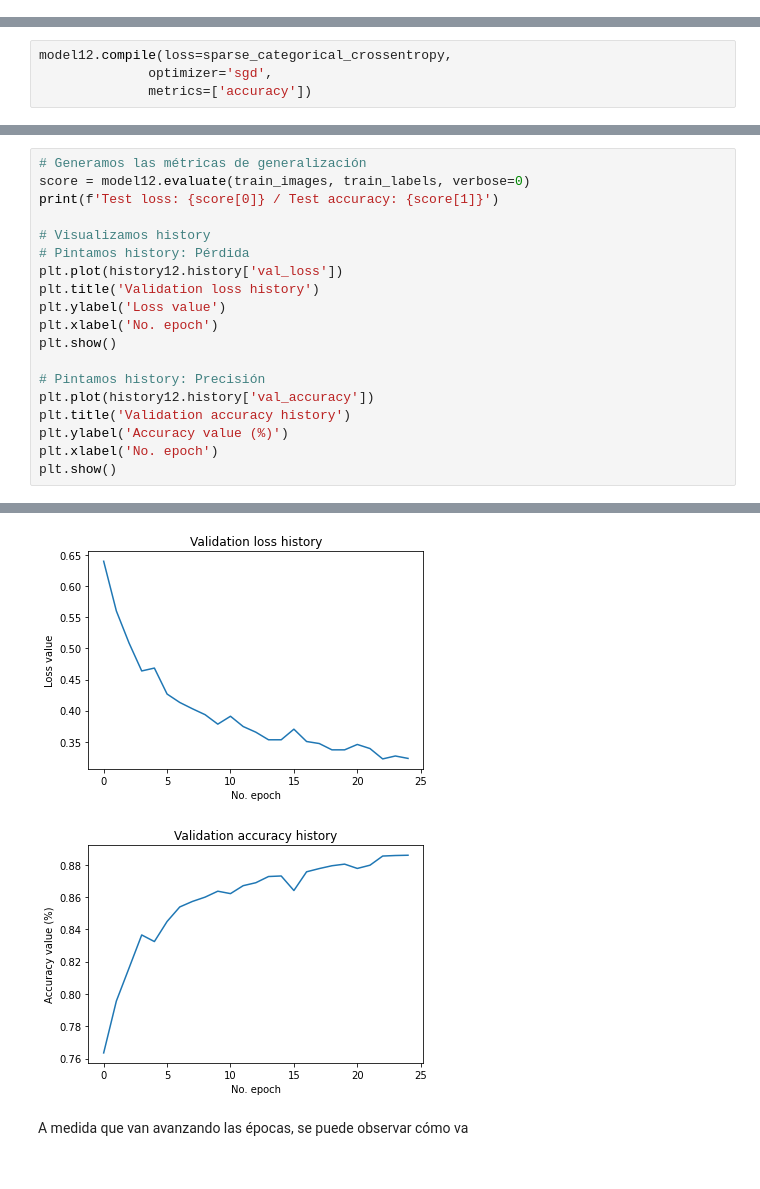
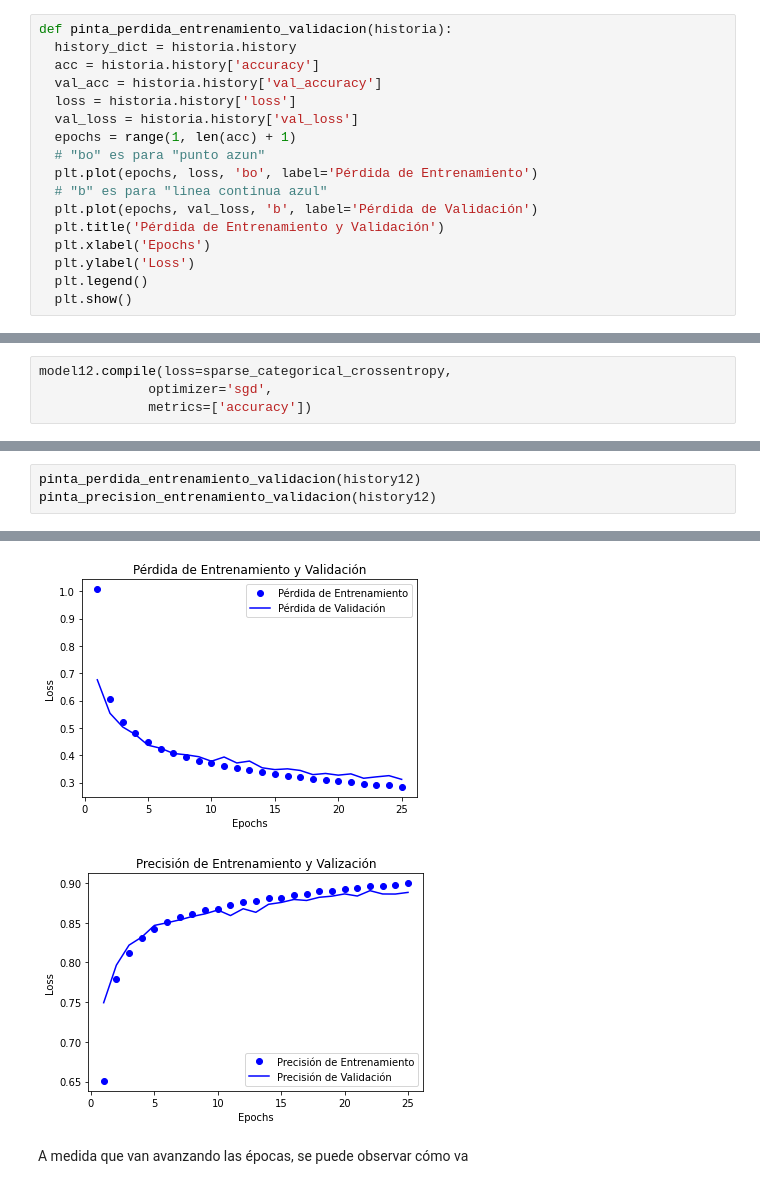
Before and after one commit to AlvaroGarcia-Cid/AA_PRACTICA2_GRUPO_7, a Jupyter notebook: AA_PRACTICA2_GRUPO_7.ipynb, the cells around one changed output, grey strips where cells are left out. Cells and saved outputs as stored; diff of their text form.

```diff
--- a/AA_PRACTICA2_GRUPO_7.ipynb
+++ b/AA_PRACTICA2_GRUPO_7.ipynb
@@ -135,0 +131,17 @@ Test loss: 0.4323307275772095 / Test accuracy: 0.847599983215332
+# %%
+def pinta_perdida_entrenamiento_validacion(historia):
+  history_dict = historia.history
+  acc = historia.history['accuracy']
+  val_acc = historia.history['val_accuracy']
+  loss = historia.history['loss']
+  val_loss = historia.history['val_loss']
+  epochs = range(1, len(acc) + 1)
+  # "bo" es para "punto azun"
+  plt.plot(epochs, loss, 'bo', label='Pérdida de Entrenamiento')
+  # "b" es para "linea continua azul"
+  plt.plot(epochs, val_loss, 'b', label='Pérdida de Validación')
+  plt.title('Pérdida de Entrenamiento y Validación')
+  plt.xlabel('Epochs')
+  plt.ylabel('Loss')
+  plt.legend()
+  plt.show()
@@ -195,20 +213,4 @@ Epoch 25/25
 # %%
-# Generamos las métricas de generalización
-score = model12.evaluate(train_images, train_labels, verbose=0)
-print(f'Test loss: {score[0]} / Test accuracy: {score[1]}')
-
-# Visualizamos history
-# Pintamos history: Pérdida
-plt.plot(history12.history['val_loss'])
-plt.title('Validation loss history')
-plt.ylabel('Loss value')
-plt.xlabel('No. epoch')
-plt.show()
-
-# Pintamos history: Precisión
-plt.plot(history12.history['val_accuracy'])
-plt.title('Validation accuracy history')
-plt.ylabel('Accuracy value (%)')
-plt.xlabel('No. epoch')
-plt.show()
+pinta_perdida_entrenamiento_validacion(history12)
+pinta_precision_entrenamiento_validacion(history12)
 # %% [output]
@@ -216,5 +217,5 @@ Test loss: 0.29281550645828247 / Test accuracy: 0.8971499800682068
-[figure, old version]
+[figure, new version]
-[figure, old version]
+[figure, new version]
 # %% [markdown]
 A medida que van avanzando las épocas, se puede observar cómo va
 # %% [markdown]
```
Also changed, not shown: parts of 46 cells of this notebook.
